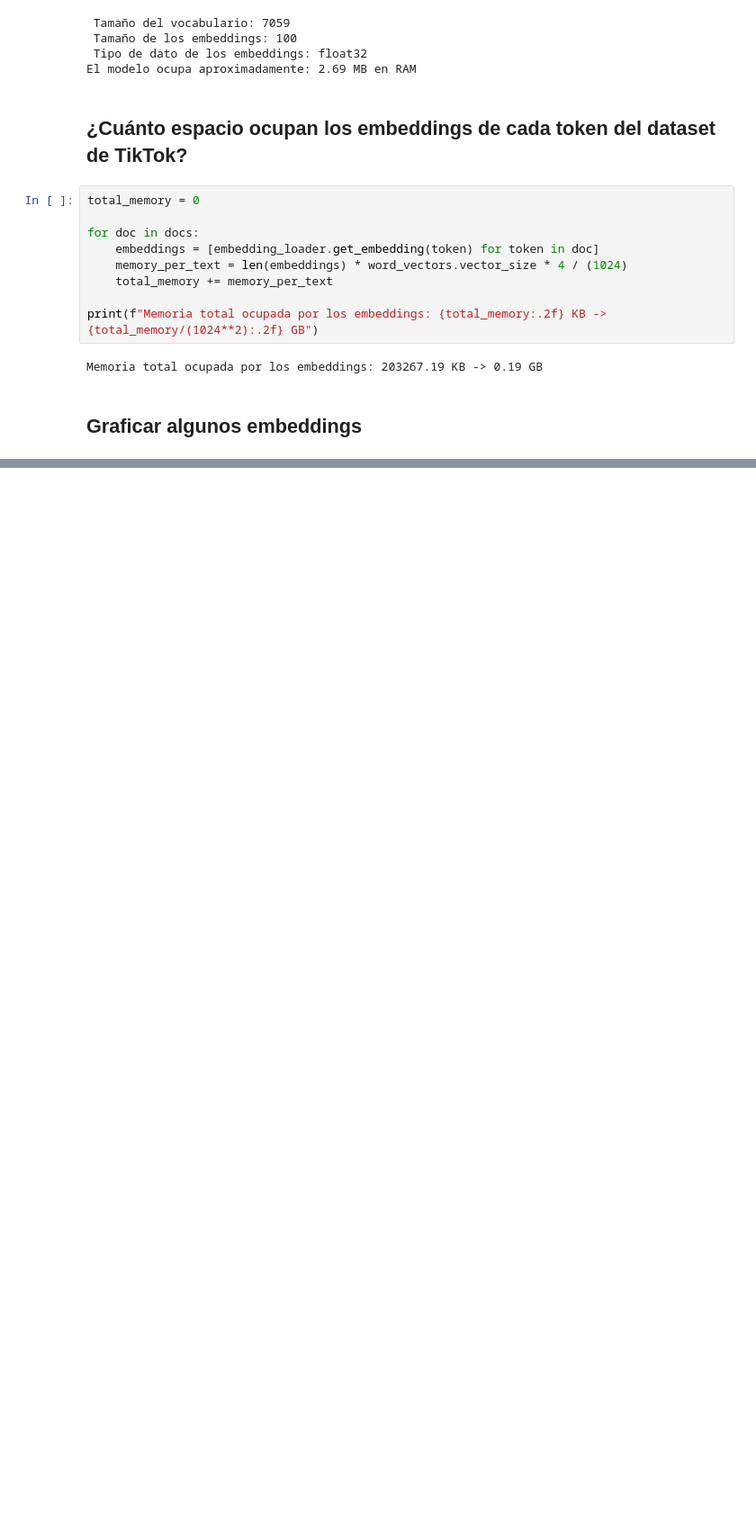
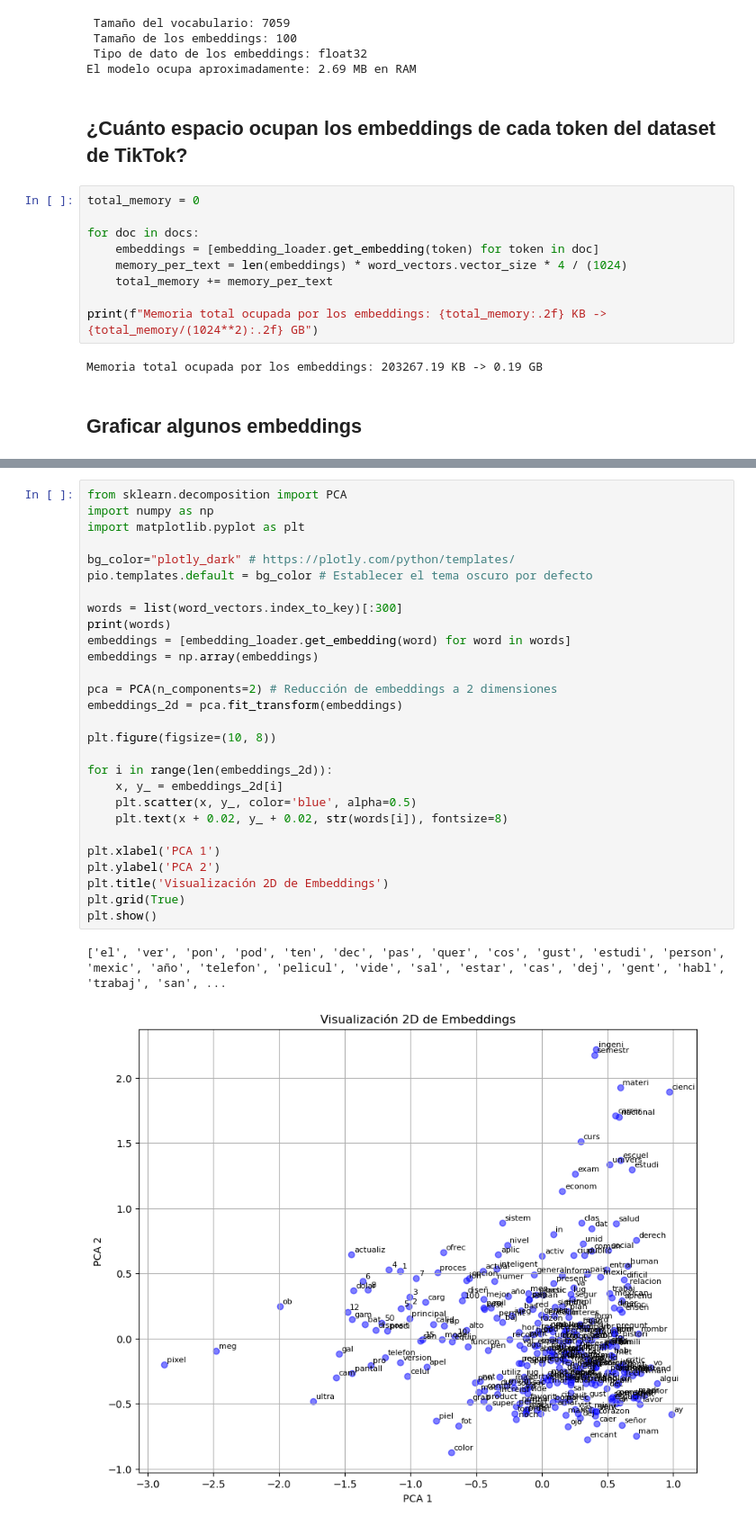
Before and after one commit to diegourielvr/sentiment_analysis, a Jupyter notebook: notebooks/tiktok/05_W2V._tiktok.ipynb, the cells around one changed output, grey strips where cells are left out. Shown: that part at 90% size. Saved outputs shown, nothing was run; the diff lists cells and outputs as text; blank space fills up the shorter version.

```diff
--- a/notebooks/tiktok/05_W2V._tiktok.ipynb
+++ b/notebooks/tiktok/05_W2V._tiktok.ipynb
@@ -169,3 +166,34 @@ fig.update_traces(marker=dict(size=6), selector=dict(mode='markers+text'))  # Aj
 fig.show()
 # %% [output]
 ['el', 'ver', 'pon', 'pod', 'ten', 'dec', 'pas', 'quer', 'cos', 'gust', 'estudi', 'person', 'mexic', 'año', 'telefon', 'pelicul', 'vide', 'sal', 'estar', 'cas', 'dej', 'gent', 'habl', 'trabaj', 'san', ...
+# %%
+from sklearn.decomposition import PCA
+import numpy as np
+import matplotlib.pyplot as plt
+
+bg_color="plotly_dark" # https://plotly.com/python/templates/
+pio.templates.default = bg_color # Establecer el tema oscuro por defecto
+
+words = list(word_vectors.index_to_key)[:300]
+print(words)
+embeddings = [embedding_loader.get_embedding(word) for word in words]
+embeddings = np.array(embeddings)
+
+pca = PCA(n_components=2) # Reducción de embeddings a 2 dimensiones
+embeddings_2d = pca.fit_transform(embeddings)
+
+plt.figure(figsize=(10, 8))
+
+for i in range(len(embeddings_2d)):
+    x, y_ = embeddings_2d[i]
+    plt.scatter(x, y_, color='blue', alpha=0.5)
+    plt.text(x + 0.02, y_ + 0.02, str(words[i]), fontsize=8)
+
+plt.xlabel('PCA 1')
+plt.ylabel('PCA 2')
+plt.title('Visualización 2D de Embeddings')
+plt.grid(True)
+plt.show()
+# %% [output]
+['el', 'ver', 'pon', 'pod', 'ten', 'dec', 'pas', 'quer', 'cos', 'gust', 'estudi', 'person', 'mexic', 'año', 'telefon', 'pelicul', 'vide', 'sal', 'estar', 'cas', 'dej', 'gent', 'habl', 'trabaj', 'san', ...
+[figure, added]
```
Also changed, not shown: parts of 7 cells of this notebook.
